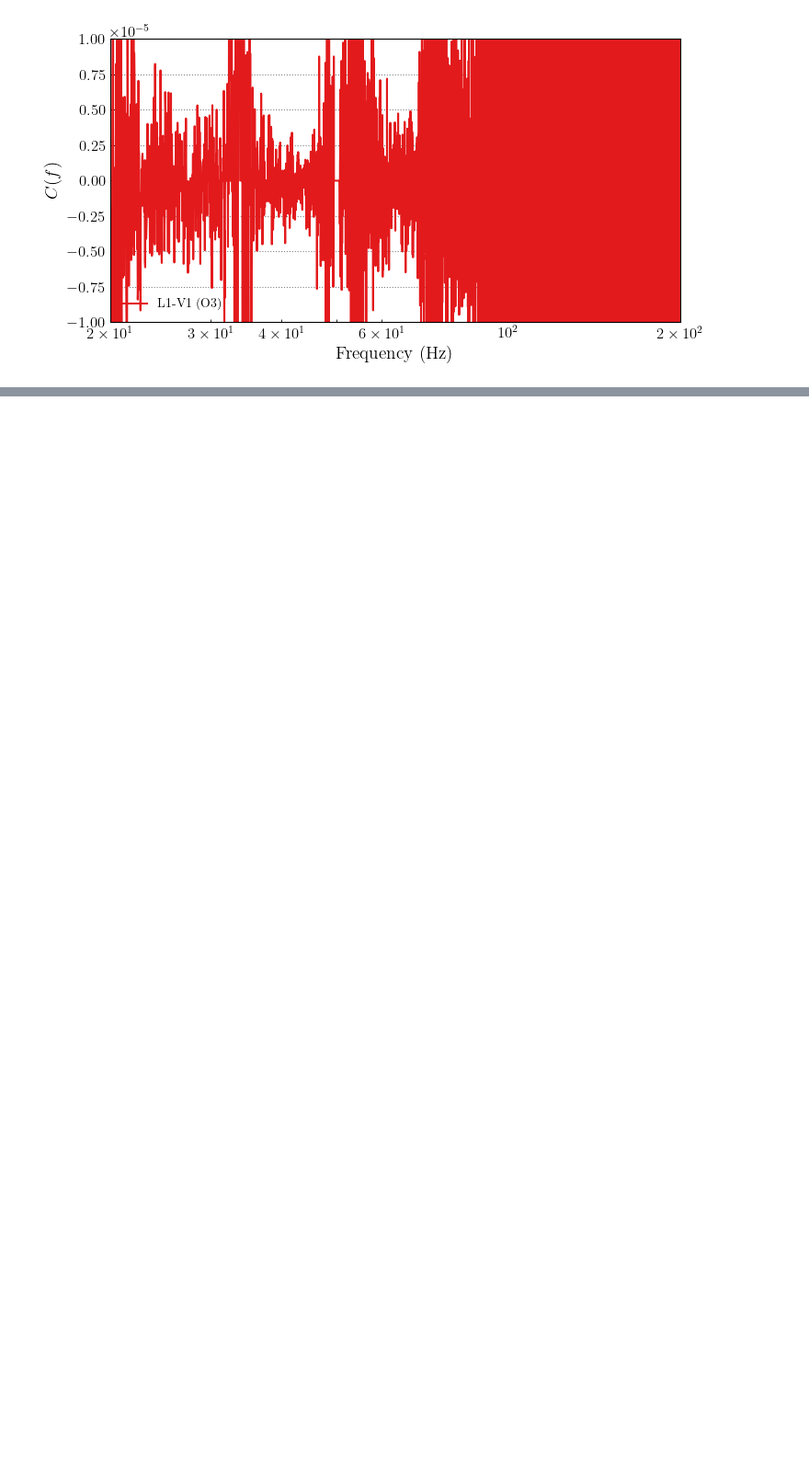
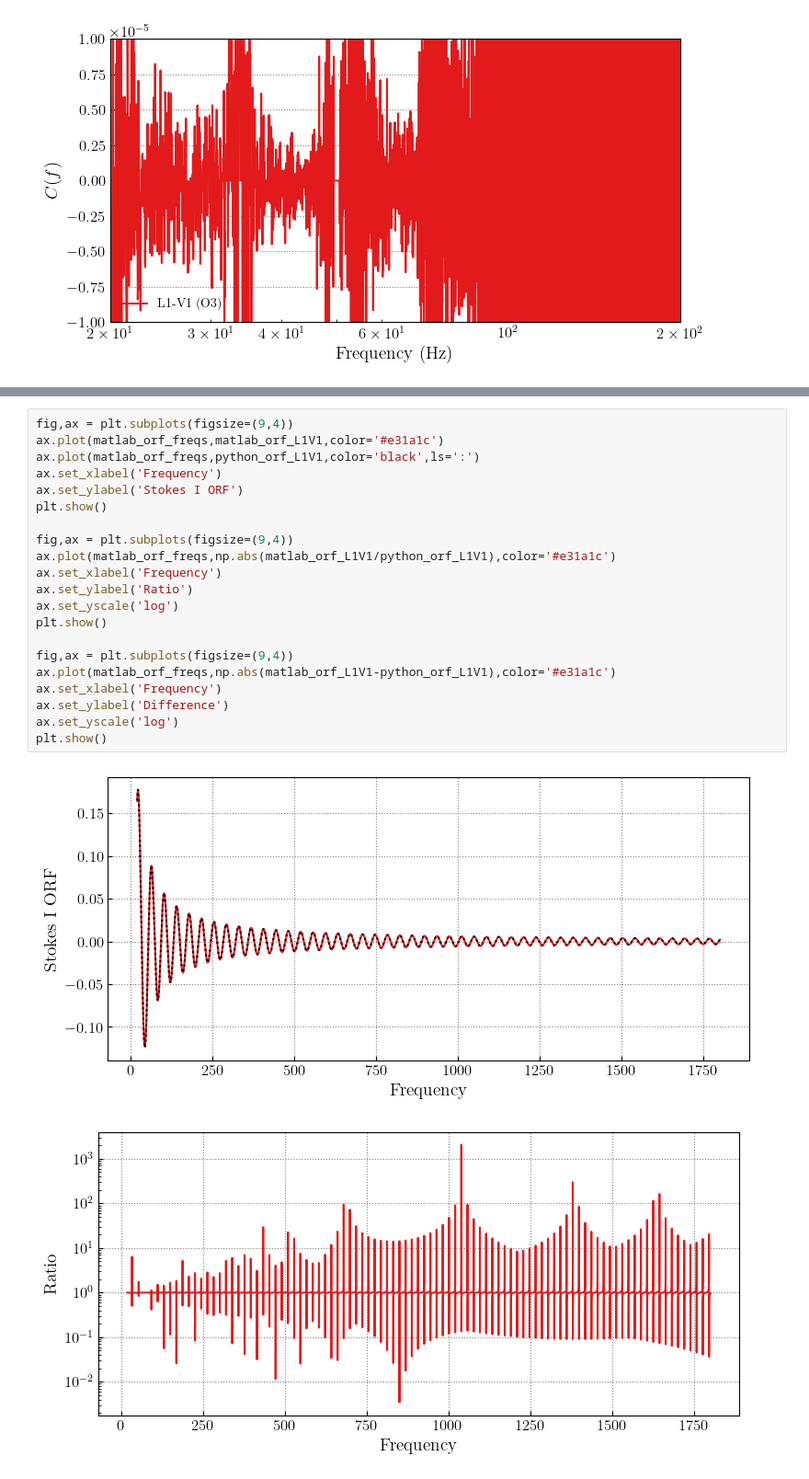
Before and after one commit to tcallister/stochastic-birefringence, a Jupyter notebook: input/inspect_data.ipynb, the cells around one changed output, grey strips where cells are left out. Shown at 92% size. Cells and saved outputs as stored; diff of their text form; blank space fills up the shorter version.

```diff
--- a/input/inspect_data.ipynb
+++ b/input/inspect_data.ipynb
@@ -87,0 +155,24 @@ plt.show()
+# %%
+fig,ax = plt.subplots(figsize=(9,4))
+ax.plot(matlab_orf_freqs,matlab_orf_L1V1,color='#e31a1c')
+ax.plot(matlab_orf_freqs,python_orf_L1V1,color='black',ls=':')
+ax.set_xlabel('Frequency')
+ax.set_ylabel('Stokes I ORF')
+plt.show()
+
+fig,ax = plt.subplots(figsize=(9,4))
+ax.plot(matlab_orf_freqs,np.abs(matlab_orf_L1V1/python_orf_L1V1),color='#e31a1c')
+ax.set_xlabel('Frequency')
+ax.set_ylabel('Ratio')
+ax.set_yscale('log')
+plt.show()
+
+fig,ax = plt.subplots(figsize=(9,4))
+ax.plot(matlab_orf_freqs,np.abs(matlab_orf_L1V1-python_orf_L1V1),color='#e31a1c')
+ax.set_xlabel('Frequency')
+ax.set_ylabel('Difference')
+ax.set_yscale('log')
+plt.show()
+# %% [output]
+[figure, added]
+[figure, added]
```
Also changed, not shown: parts of 6 cells of this notebook, 15 other files.
